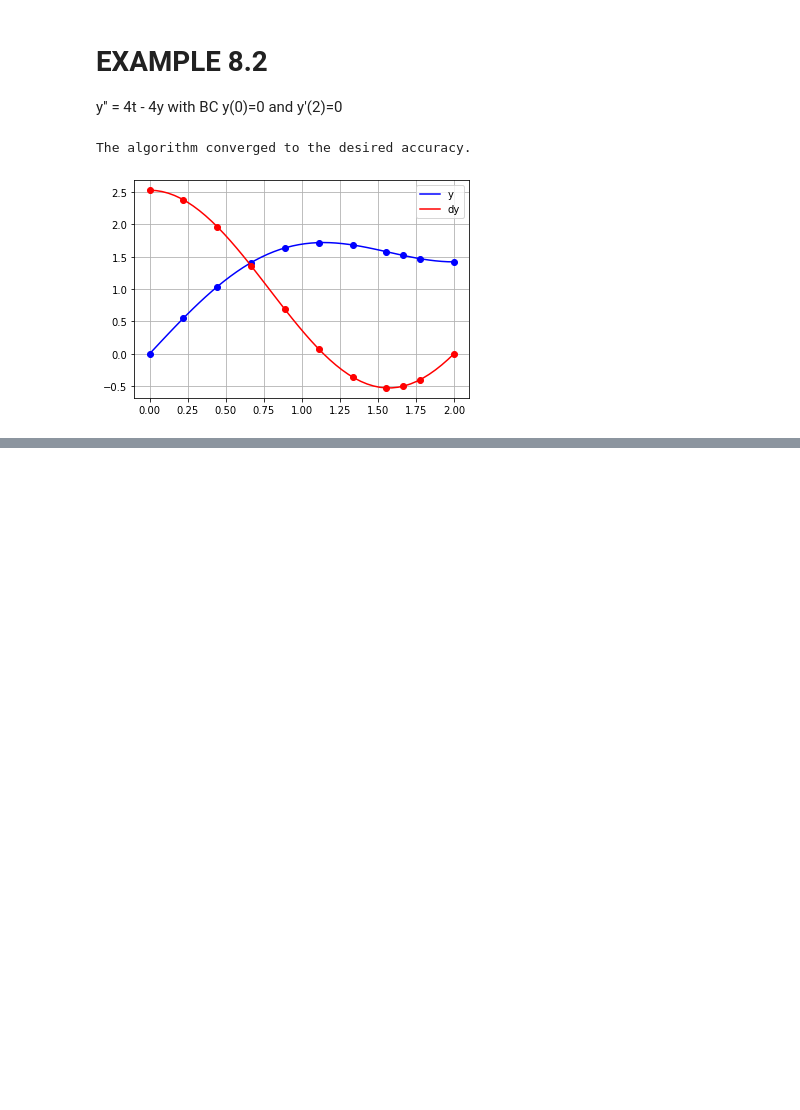
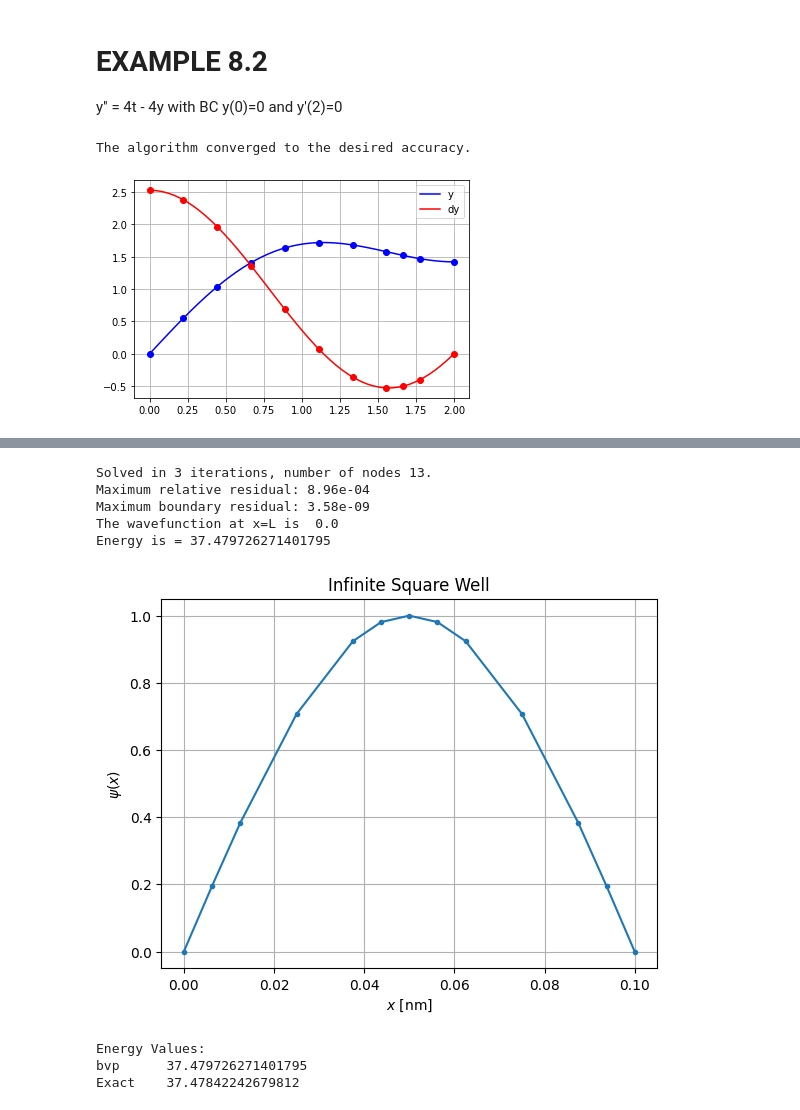
Before and after one commit to mdaugherity/Numerical2024, a Jupyter notebook: ode/Week_11_solvebvp_demo.ipynb, the cells around one changed output, grey strips where cells are left out. Cells and saved outputs as stored; diff of their text form; code cells hidden in the pictures; blank space fills up the shorter version.

```diff
--- a/ode/Week_11_solvebvp_demo.ipynb
+++ b/ode/Week_11_solvebvp_demo.ipynb
@@ -181,0 +220,54 @@ The algorithm converged to the desired accuracy.
+# %%
+# Attempt to solve for energy
+Eguess = 26  # energy [eV]
+L = 0.1  # width [nm]
+
+# Constants - all energies in eV, lengths in nm
+hbarc = 197  # hbar * c [eV nm]
+mc2 = 511000 # electron mass energy [eV]
+
+def ISW_BVP(x, y, p):
+    E = p[0]
+    k2 = 2*mc2*E/(hbarc**2)
+    return np.vstack((y[1], -k2*y[0]))
+
+def bc(ya, yb, p):
+    E = p[0]
+    k = (2*mc2*E)**0.5/hbarc   #
+    return np.array([ya[0], yb[0], ya[1] - k])
+
+M = 5 # number of mesh points in x
+x = np.linspace(0, L, M)
+#y[0, 1] = 1  # can't start with all zeros or solution is zero everywhere
+y = np.ones((2, M))
+
+sol = solve_bvp(ISW_BVP, bc, x, y, p=[Eguess], tol=1e-3,verbose=1)
+#print(sol)
+print("The wavefunction at x=L is ",sol.y[0,-1])
+print('Energy is =',sol.p[0])
+
+plt.figure()
+plt.plot(sol.x, sol.y[0],'.-')
+plt.title('Infinite Square Well')
+plt.xlabel('$x$ [nm]')
+plt.ylabel('$\psi(x)$')
+
+plt.grid()
+plt.show()
+# %% [output]
+Solved in 3 iterations, number of nodes 13.
+Maximum relative residual: 8.96e-04
+Maximum boundary residual: 3.58e-09
+The wavefunction at x=L is  0.0
+Energy is = 37.479726271401795
+[figure, added]
+# %%
+n=1
+exact = (hbarc*2*np.pi*n)**2 / (8*mc2*L**2)
+print('Energy Values:')
+print('bvp\t',sol.p[0])
+print('Exact\t', exact)
+# %% [output]
+Energy Values:
+bvp      37.479726271401795
+Exact    37.47842242679812
```
Also changed, not shown: parts of 9 cells of this notebook.
